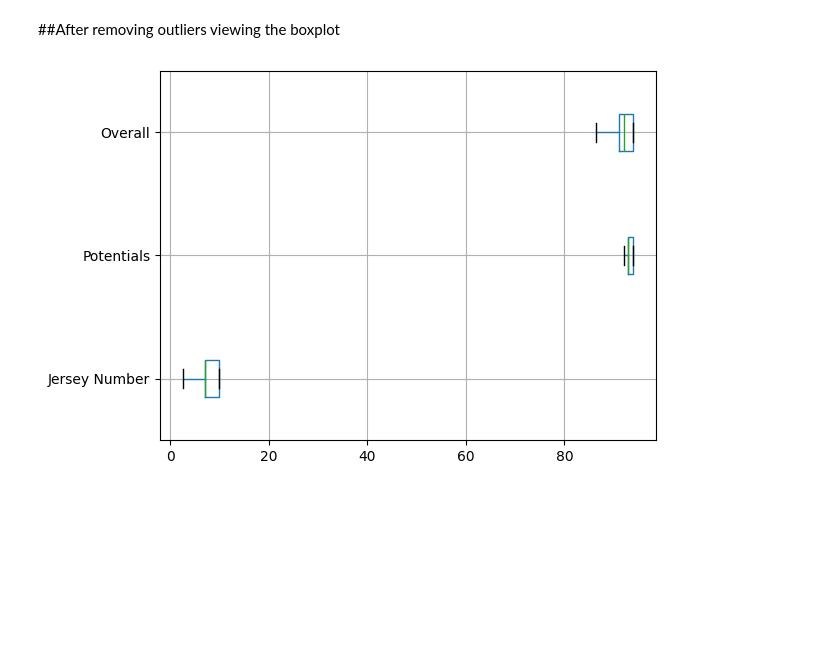
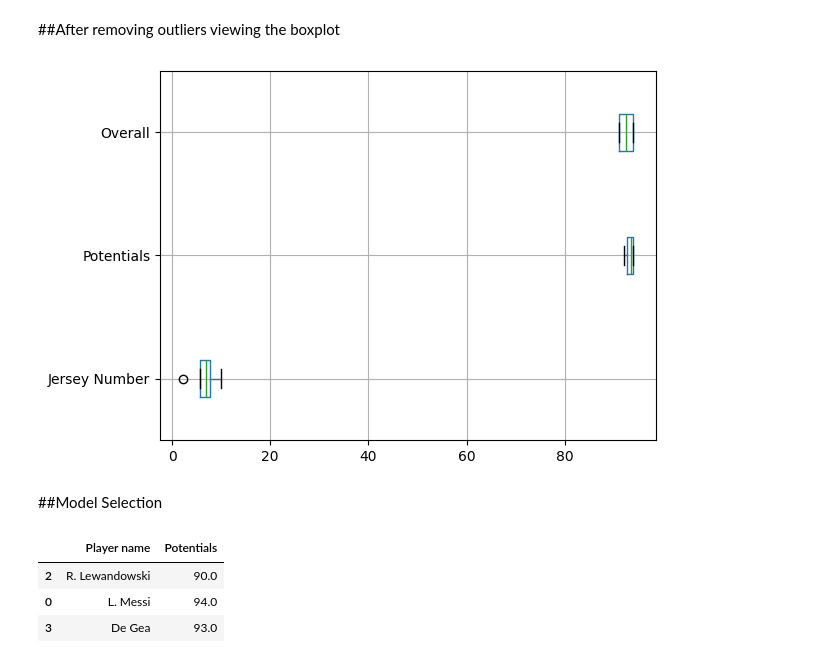
Before and after one commit to Manitheboss/Sports-Data-Analysis, a Jupyter notebook: Main_Project_Sports_Data_Analysis.ipynb, the cells around one changed output. Saved outputs shown, nothing was run; the diff lists cells and outputs as text; code cells hidden in the pictures; blank space fills up the shorter version.

```diff
--- a/Main_Project_Sports_Data_Analysis.ipynb
+++ b/Main_Project_Sports_Data_Analysis.ipynb
@@ -220,10 +222,10 @@ plt.show()
 # %%
 # sports dataset (hypothetical)
 data = {
-    'Player name': ['L. Messi', 'Cristiano Ronaldo', 'Neymar Jr', 'De Gea', 'K. De Bruyne'],
-    'Jersey Number': [10, 7, 10, 1, 7],
-    'Potentials': [94, 94, 93, 93, 92],
-    'Overall': [94, 94, 92, 91, 1],
+    'Player name': ['L. Messi', 'Cristiano Ronaldo','R. Lewandowski','De Gea', 'K. De Bruyne'],
+    'Jersey Number': [10, 7, 9, 1, 7],
+    'Potentials': [94, 94, 90, 93, 92],
+    'Overall': [94, 94, 90, 91, 91],
 
 }
 
@@ -264,4 +266,20 @@ df.boxplot(vert=False, figsize=(12,6))
 df.boxplot(vert=False)
 plt.show()
 # %% [output]
-[figure, old version]
+[figure, new version]
+# %% [markdown]
+##Model Selection
+# %%
+X = df.drop(columns=['Jersey Number','Overall'], axis=1)
+Y = df['Overall']
+# %%
+from sklearn.model_selection import train_test_split
+
+X_train,X_test,y_train,y_test = train_test_split(X,Y,test_size=0.25, random_state=42)
+# %%
+X_train.head()
+# %% [output]
+|  | Player name | Potentials |
+| 2 | R. Lewandowski | 90.0 |
+| 0 | L. Messi | 94.0 |
+| 3 | De Gea | 93.0 |
```
Also changed, not shown: parts of 12 cells of this notebook.
